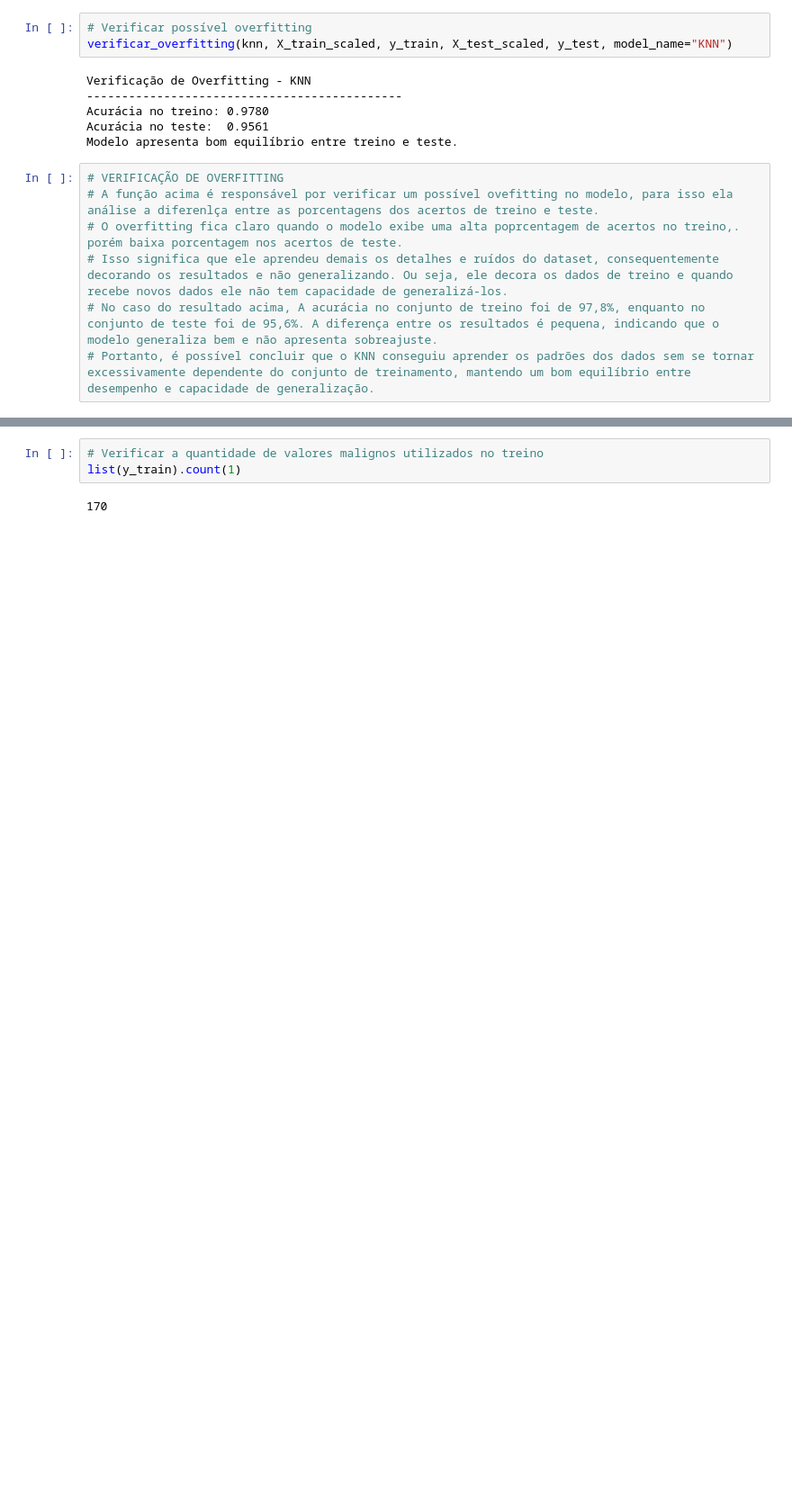
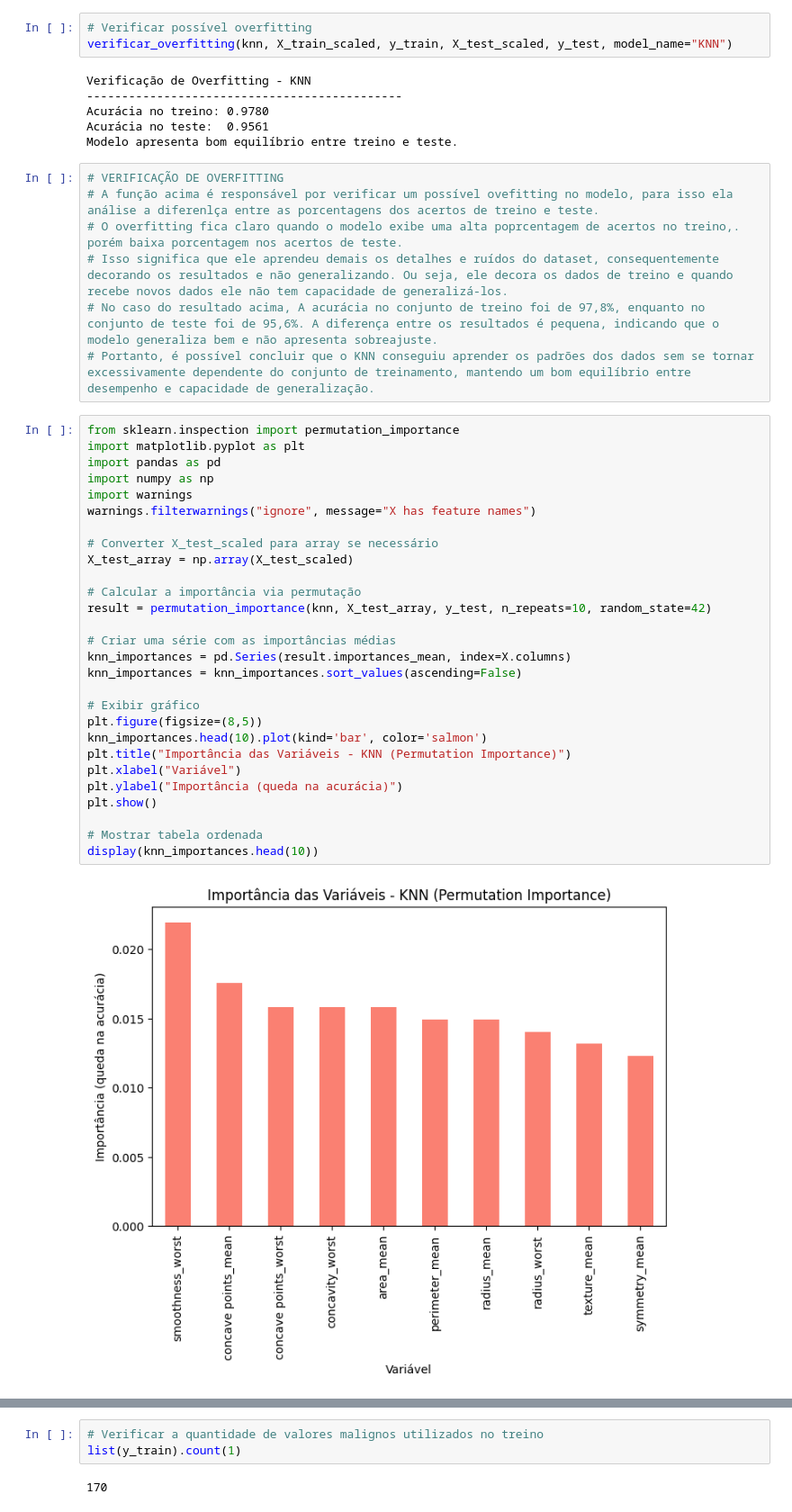
Before and after one commit to KeityPires/tech-challenge-ia-diagnostico, a Jupyter notebook: notebooks/02_exploracao_dados_cancer_mama.ipynb, the cells around one changed output, grey strips where cells are left out. Shown at 90% size. Cells and saved outputs as stored; diff of their text form; blank space fills up the shorter version.

```diff
--- a/notebooks/02_exploracao_dados_cancer_mama.ipynb
+++ b/notebooks/02_exploracao_dados_cancer_mama.ipynb
@@ -361,3 +361,33 @@ Modelo apresenta bom equilíbrio entre treino e teste.
 # Isso significa que ele aprendeu demais os detalhes e ruídos do dataset, consequentemente decorando os resultados e não generalizando. Ou seja, ele decora os dados de treino e quando recebe novos dados ele não tem capacidade de generalizá-los.
 # No caso do resultado acima, A acurácia no conjunto de treino foi de 97,8%, enquanto no conjunto de teste foi de 95,6%. A diferença entre os resultados é pequena, indicando que o modelo generaliza bem e não apresenta sobreajuste.
 # Portanto, é possível concluir que o KNN conseguiu aprender os padrões dos dados sem se tornar excessivamente dependente do conjunto de treinamento, mantendo um bom equilíbrio entre desempenho e capacidade de generalização.
+# %%
+from sklearn.inspection import permutation_importance
+import matplotlib.pyplot as plt
+import pandas as pd
+import numpy as np
+import warnings
+warnings.filterwarnings("ignore", message="X has feature names")
+
+# Converter X_test_scaled para array se necessário
+X_test_array = np.array(X_test_scaled)
+
+# Calcular a importância via permutação
+result = permutation_importance(knn, X_test_array, y_test, n_repeats=10, random_state=42)
+
+# Criar uma série com as importâncias médias
+knn_importances = pd.Series(result.importances_mean, index=X.columns)
+knn_importances = knn_importances.sort_values(ascending=False)
+
+# Exibir gráfico
+plt.figure(figsize=(8,5))
+knn_importances.head(10).plot(kind='bar', color='salmon')
+plt.title("Importância das Variáveis - KNN (Permutation Importance)")
+plt.xlabel("Variável")
+plt.ylabel("Importância (queda na acurácia)")
+plt.show()
+
+# Mostrar tabela ordenada
+display(knn_importances.head(10))
+# %% [output]
+[figure, added]
```
Also changed, not shown: parts of 5 cells of this notebook, 1 other file.
